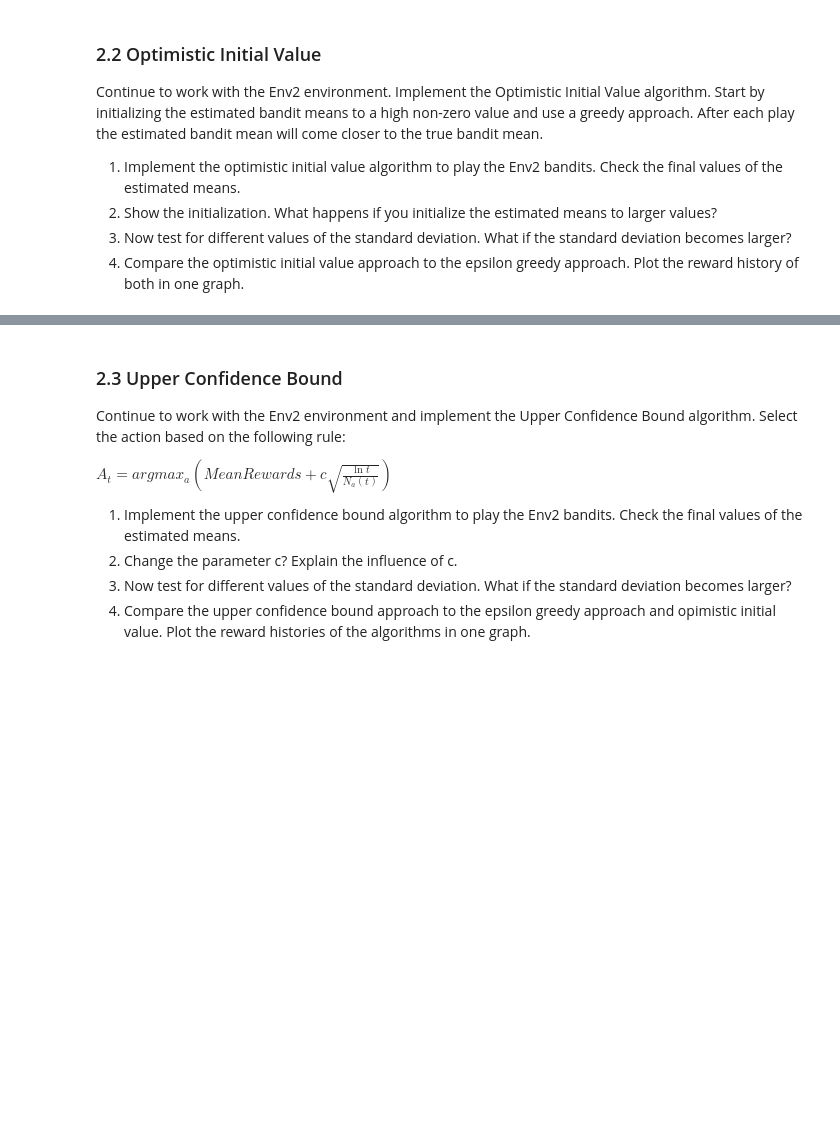
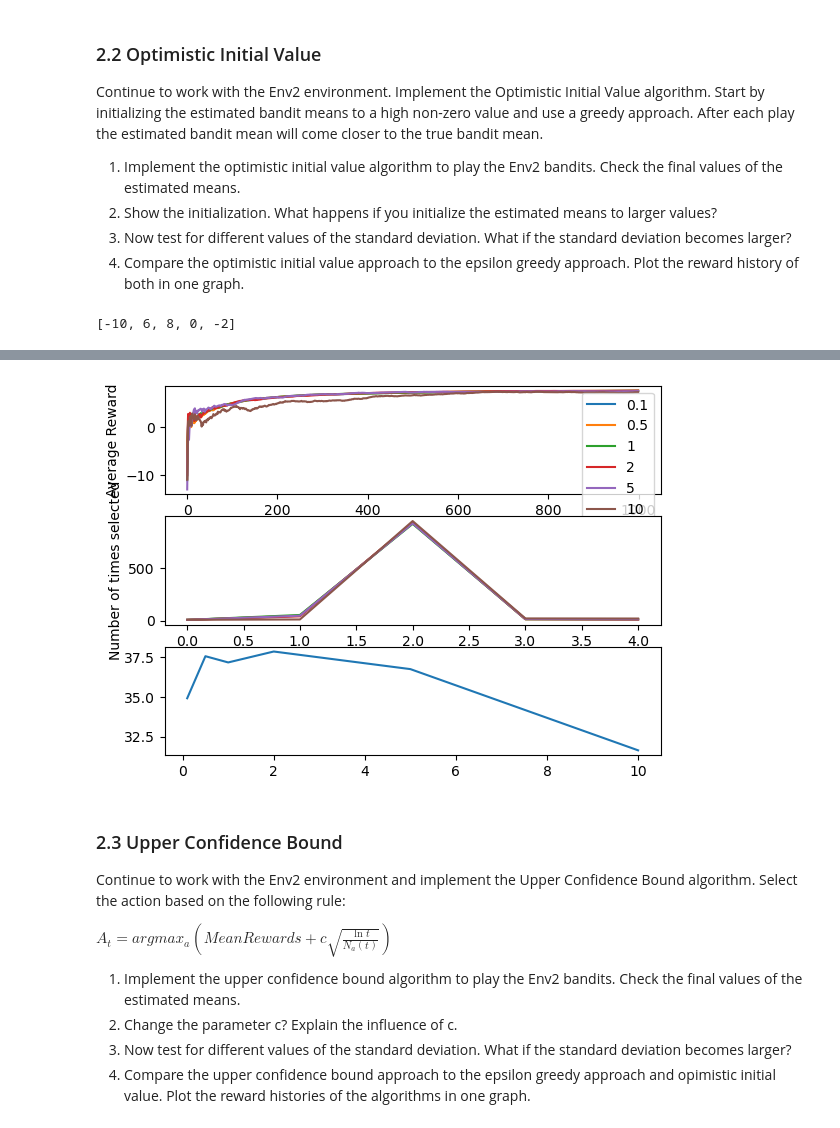
Before and after one commit to RichardVanraes/MAB, a Jupyter notebook: Session_02_Multi_Armed_Bandits_Assignment.ipynb, the cells around one changed output, grey strips where cells are left out. Drawn from its saved outputs; the diff is of its cells as text; code cells hidden in the pictures; blank space fills up the shorter version.

Commit message:
Optimistic inital values

```diff
--- a/Session_02_Multi_Armed_Bandits_Assignment.ipynb
+++ b/Session_02_Multi_Armed_Bandits_Assignment.ipynb
@@ -189,0 +190,77 @@ After each play the estimated bandit mean will come closer to the true bandit me
+# %%
+class BanditEnv_2:
+    def __init__(self):
+        self.means = [-10,6,8,0,-2]
+        self.std = 1
+
+    def reset(self):
+        self.means = [-10,6,8,0,-2]
+        self.std = 1
+
+    def step(self,action,stdev=None):
+        self.action = action
+        if stdev is None:
+            return np.random.normal(self.means[self.action], self.std, 1)[0]
+        return np.random.normal(self.means[self.action], stdev, 1)[0]
+# %%
+# Create an Env2 object
+Env2 = BanditEnv_2()
+Env2.reset()
+print(Env2.means)
+# %% [output]
+[-10, 6, 8, 0, -2]
+# %%
+# Optimistic initial value
+# Hidden means are [-10,6,8,0,-2]
+iterations = 1000
+OptimisticInitialValue = 100
+stdevs = [0.1, 0.5, 1, 2, 5, 10]
+Banditcount = len(Env2.means)
+total_errors = []
+
+print('True means = ', Env2.means)
+print('Optimistic Initail Values = ', means)
+print('---------------------------------------------------------------')
+for stdev in stdevs:
+    Bandits = np.ones(Banditcount)
+    means = [OptimisticInitialValue for i in range(Banditcount)]
+    rewards = []
+    meanRewards = []
+    totalReward = 0
+    print('Standard deviation = ', stdev)
+
+    for _ in range(iterations):
+        action = np.argmax(means)
+        reward = Env2.step(action,stdev)
+        rewards.append(reward)
+        meanRewards.append(np.mean(rewards))
+        Bandits[action] = Bandits[action] + 1
+        means[action] = means[action] + ((reward - means[action]) / Bandits[action])
+        totalReward = totalReward + reward
+    print('total reward = ', totalReward)
+    print('Bandits = ', Bandits)
+    print('Estimated means = ', means)
+    error = np.abs(np.array(Env2.means) - np.array(means))
+    total_error = np.sum(error)
+    total_errors.append(total_error)
+    print('Errors = ', error)
+    print('Total Absolute Error = ', total_error)
+    print('Mean Absolute Error = ', total_error / len(error))
+    print('Mean Squared Error = ', np.sum(error**2) / len(error))
+    print('Root Mean Squared Error = ', np.sqrt(np.sum(error**2) / len(error)))
+    print('---------------------------------------------------------------')
+
+    ax1 = plt.subplot(3,1,1)
+    plt.plot(meanRewards)
+    ax2 = plt.subplot(3,1,2)
+    plt.plot(Bandits)
+ax3 = plt.subplot(3,1,3)
+plt.plot(stdevs,total_errors)
+ax1.set_xlabel('Number of trials')
+ax1.set_ylabel('Average Reward')
+ax1.legend(stdevs)
+ax2.set_xlabel('Bandit')
+ax2.set_ylabel('Number of times selected')
+
+plt.show()
+# %% [output]
@@ -190,3 +284,4 @@ After each play the estimated bandit mean will come closer to the true bandit me
+[figure, added]
 # %% [markdown]
 ### 2.3 Upper Confidence Bound
 
```
Also changed, not shown: parts of 4 cells of this notebook.
